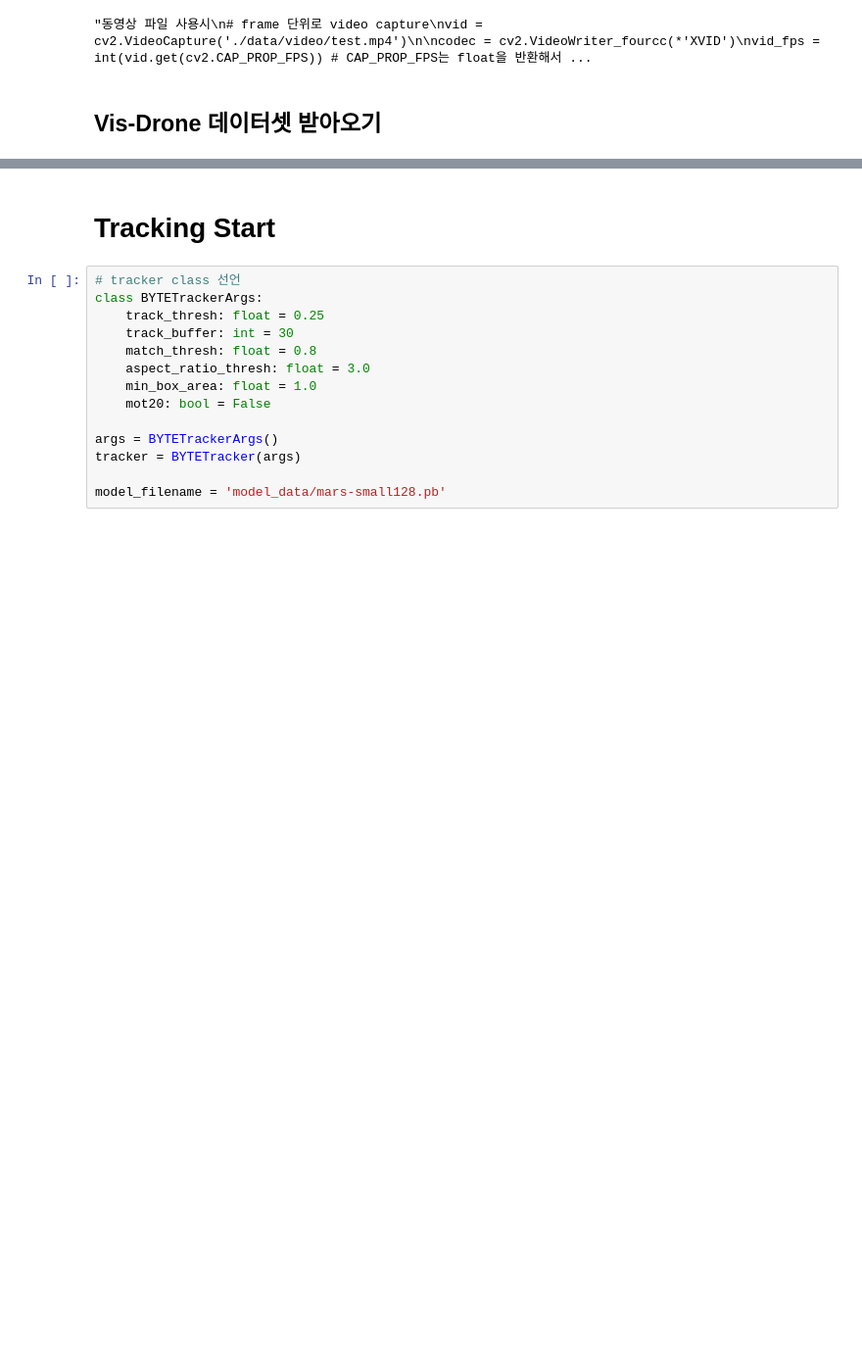
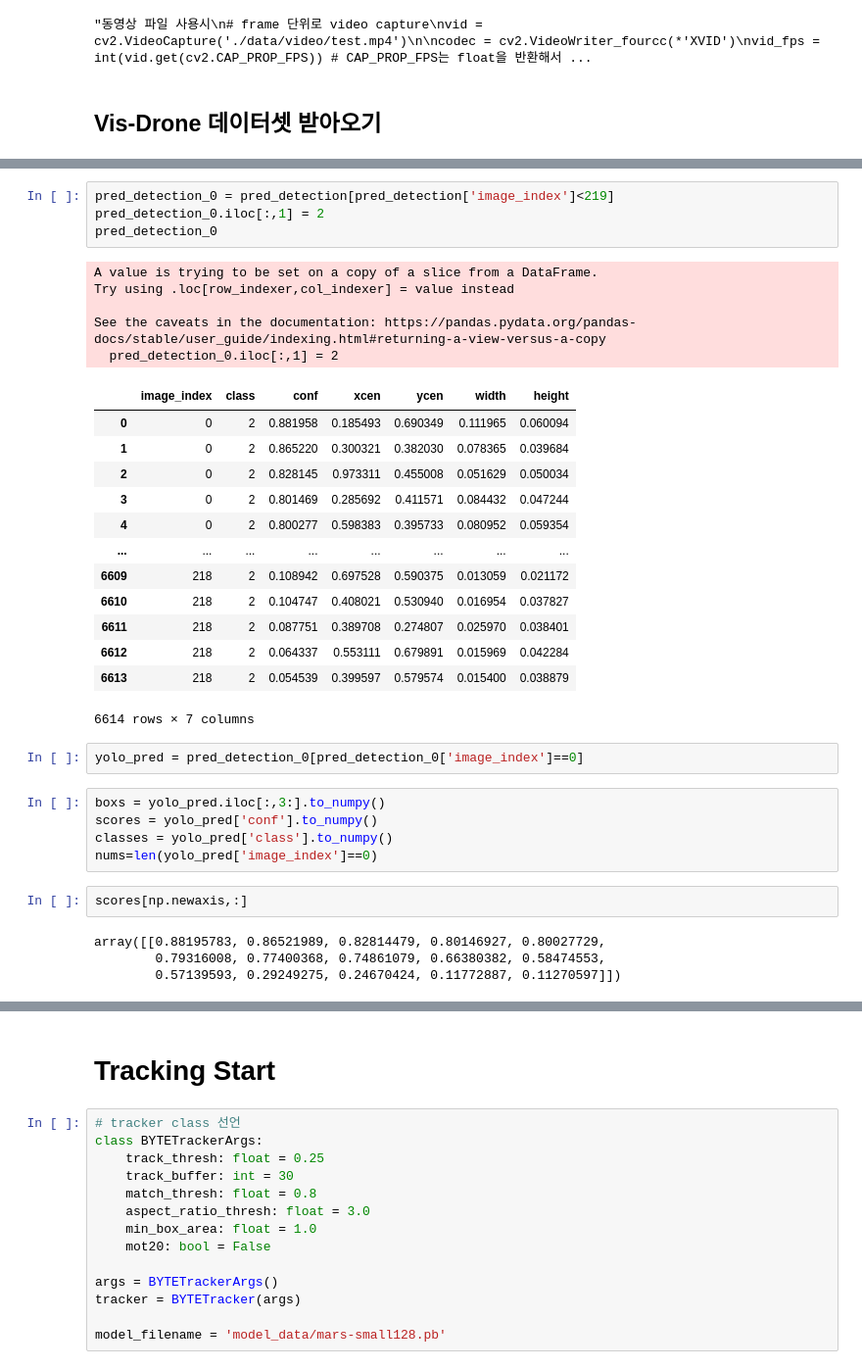
Before and after one commit to komingsu/SIA-MOT, a Jupyter notebook: tracker/yolov3_bytetrack/use_guide.ipynb, the cells around one changed output, grey strips where cells are left out. Shown at 98% size. Drawn from its saved outputs; the diff is of its cells as text; blank space fills up the shorter version.

Commit message:
use_guide : metric use

```diff
--- a/tracker/yolov3_bytetrack/use_guide.ipynb
+++ b/tracker/yolov3_bytetrack/use_guide.ipynb
@@ -57,0 +105,36 @@ print(len(images_filepaths))
+# %%
+pred_detection_0 = pred_detection[pred_detection['image_index']<219]
+pred_detection_0.iloc[:,1] = 2
+pred_detection_0
+# %% [output]
+A value is trying to be set on a copy of a slice from a DataFrame.
+Try using .loc[row_indexer,col_indexer] = value instead
+
+See the caveats in the documentation: https://pandas.pydata.org/pandas-docs/stable/user_guide/indexing.html#returning-a-view-versus-a-copy
+  pred_detection_0.iloc[:,1] = 2
+|  | image_index | class | conf | xcen | ycen | width | height |
+| 0 | 0 | 2 | 0.881958 | 0.185493 | 0.690349 | 0.111965 | 0.060094 |
+| 1 | 0 | 2 | 0.865220 | 0.300321 | 0.382030 | 0.078365 | 0.039684 |
+| 2 | 0 | 2 | 0.828145 | 0.973311 | 0.455008 | 0.051629 | 0.050034 |
+| 3 | 0 | 2 | 0.801469 | 0.285692 | 0.411571 | 0.084432 | 0.047244 |
+| 4 | 0 | 2 | 0.800277 | 0.598383 | 0.395733 | 0.080952 | 0.059354 |
+| ... | ... | ... | ... | ... | ... | ... | ... |
+| 6609 | 218 | 2 | 0.108942 | 0.697528 | 0.590375 | 0.013059 | 0.021172 |
+| 6610 | 218 | 2 | 0.104747 | 0.408021 | 0.530940 | 0.016954 | 0.037827 |
+| 6611 | 218 | 2 | 0.087751 | 0.389708 | 0.274807 | 0.025970 | 0.038401 |
+| 6612 | 218 | 2 | 0.064337 | 0.553111 | 0.679891 | 0.015969 | 0.042284 |
+| 6613 | 218 | 2 | 0.054539 | 0.399597 | 0.579574 | 0.015400 | 0.038879 |
+6614 rows × 7 columns
+# %%
+yolo_pred = pred_detection_0[pred_detection_0['image_index']==0]
+# %%
+boxs = yolo_pred.iloc[:,3:].to_numpy()
+scores = yolo_pred['conf'].to_numpy()
+classes = yolo_pred['class'].to_numpy()
+nums=len(yolo_pred['image_index']==0)
+# %%
+scores[np.newaxis,:]
+# %% [output]
+array([[0.88195783, 0.86521989, 0.82814479, 0.80146927, 0.80027729,
+        0.79316008, 0.77400368, 0.74861079, 0.66380382, 0.58474553,
+        0.57139593, 0.29249275, 0.24670424, 0.11772887, 0.11270597]])
```
Also changed, not shown: parts of 16 cells of this notebook.
